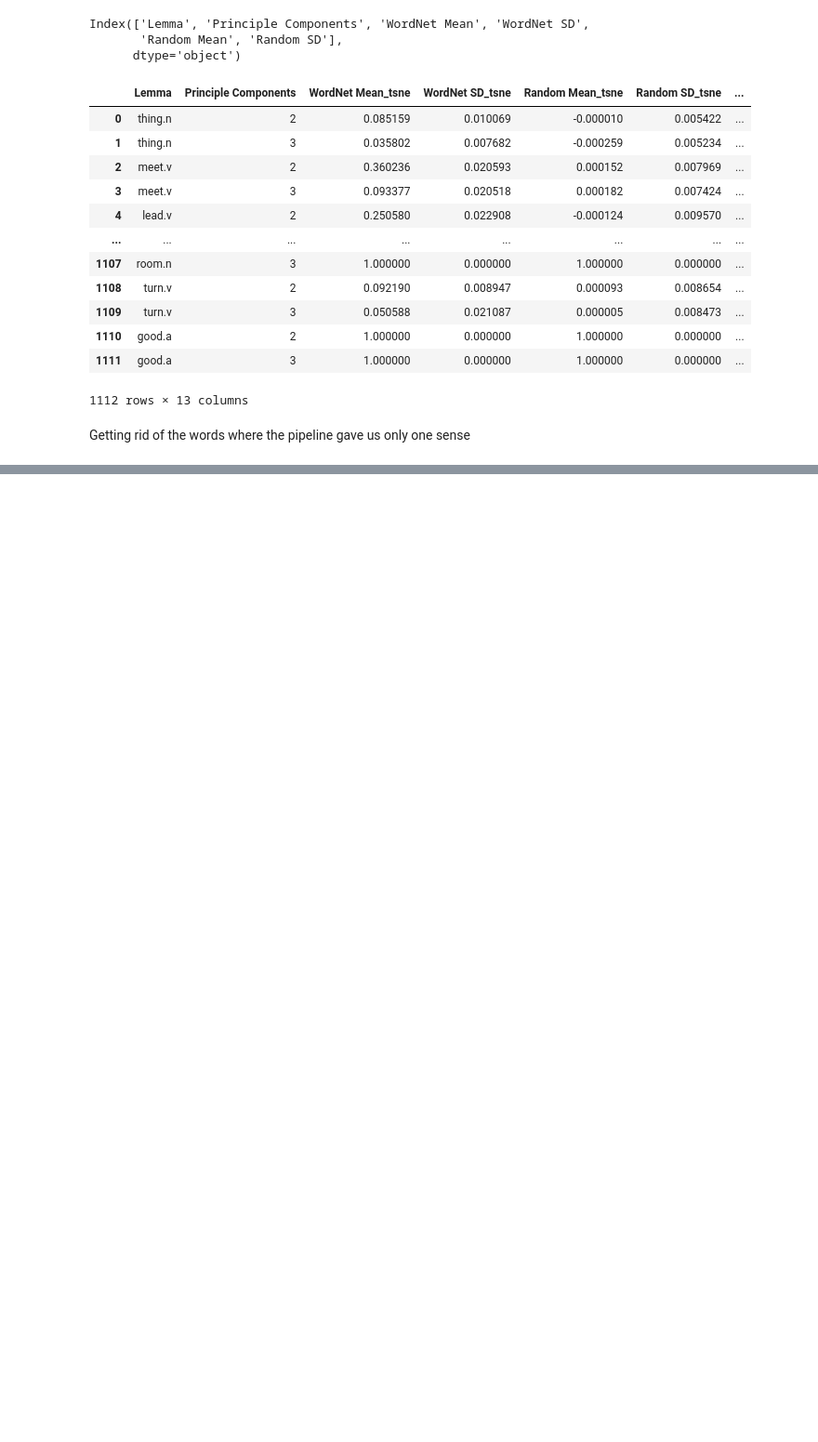
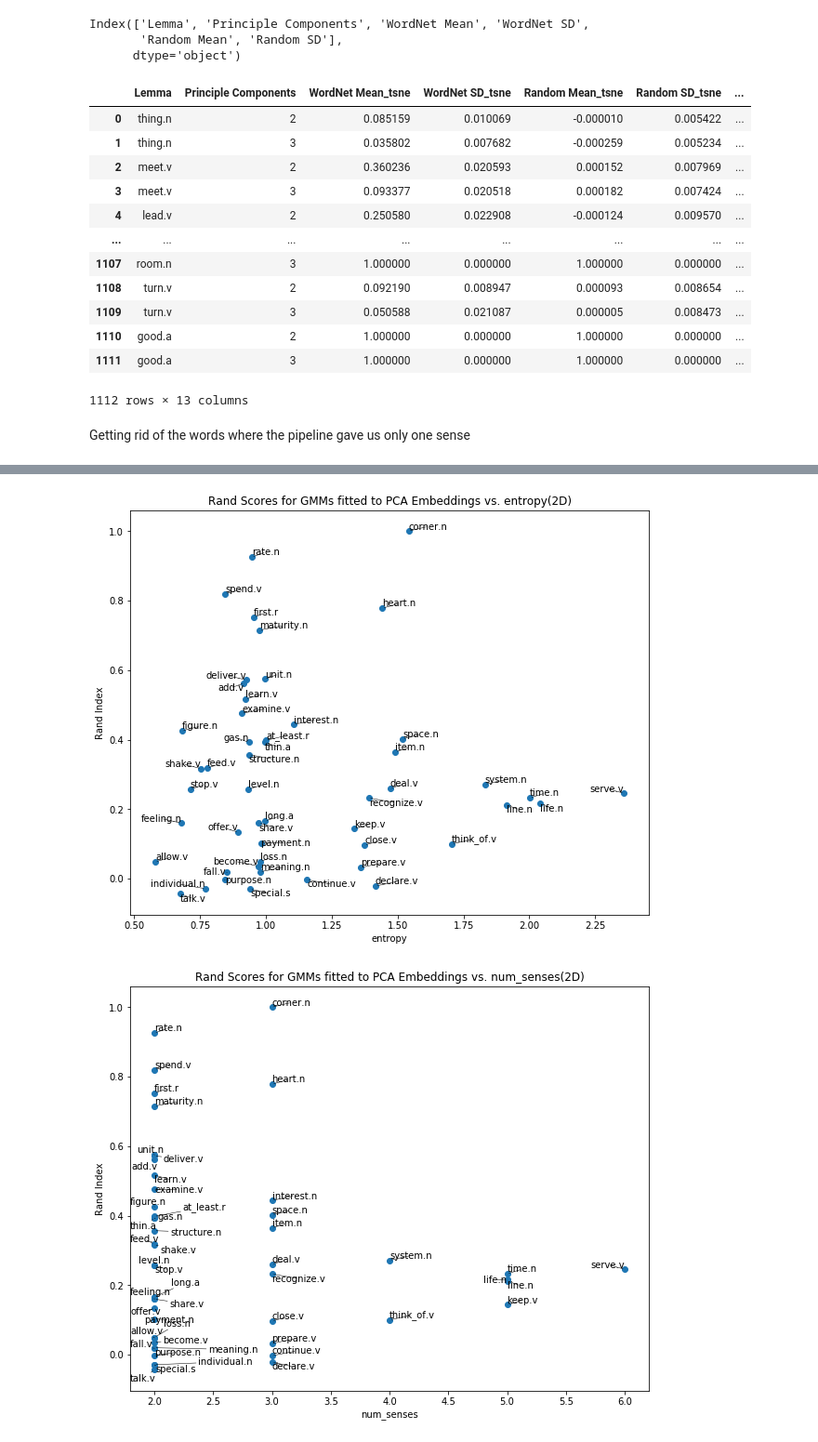
Before and after one commit to sathvikn/bert-wordsense, a Jupyter notebook: codebase/clustering_analysis.ipynb, the cells around one changed output, grey strips where cells are left out. Shown at 93% size. Saved outputs shown, nothing was run; the diff lists cells and outputs as text; code cells hidden in the pictures; blank space fills up the shorter version.

```diff
--- a/codebase/clustering_analysis.ipynb
+++ b/codebase/clustering_analysis.ipynb
@@ -114,25 +45,0 @@ for d in ['2D', '3D']:
-# %%
-def scatter_gmm_results_text(x_col, df, method, dims):
-    #plt.scatter(ent, df['Random Mean_' + method], label = 'random')
-    x = df[x_col]
-    y = df['WordNet Mean_' + method]
-    labels = df['Lemma']
-    plt.figure(figsize = (10, 8))
-
-    plt.scatter(x, y)
-    texts = []
-    i = 0
-    for x, y, s in zip(x, y, labels):
-        texts.append(plt.text(x, y, s))
-    plt.xlabel(x_col)
-    plt.ylabel("Rand Index")
-    plt.title("Rand Scores for GMMs fitted to " + method.upper() + " Embeddings " + "vs. " + x_col + '(' + dims + ')')
-
-    adjust_text(texts, force_points=0.2, force_text=0.2,
-           expand_points=(1, 1), expand_text=(1, 1),
-            arrowprops=dict(arrowstyle="-", color='black', lw=0.5))
-# %%
-def get_sample(two_pc, three_pc, num_words):
-    two_sample = two_pc.sample(num_words)
-    three_sample = three_pc[three_pc['Lemma'].isin(two_sample['Lemma'])]
-    return two_sample, three_sample
@@ -158,0 +61,5 @@ for d in ['2D', '3D']:
+# %%
+plot_dim_metric_method_combos(two_sample, three_sample, scatter_gmm_results_text)
+# %% [output]
+[figure, added]
+[figure, added]
```
Also changed, not shown: parts of 11 cells of this notebook, 1 other file.
